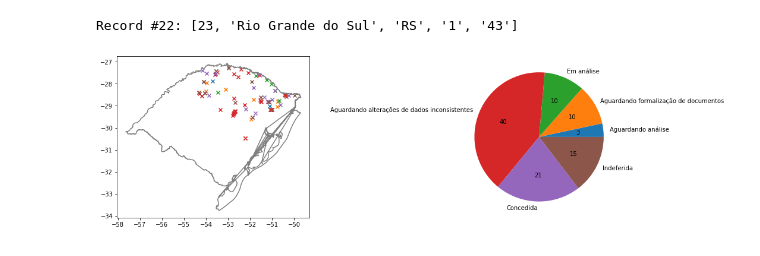
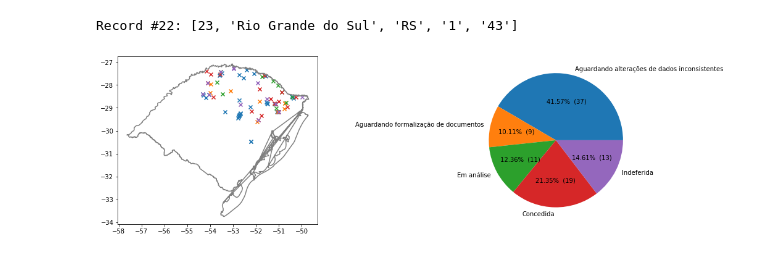
Before and after one commit to robertorolo/KML_from_SIOUT_csv, a Jupyter notebook: KML_SIOUT.ipynb, the cells around one changed output. Saved outputs shown, nothing was run; the diff lists cells and outputs as text; code cells hidden in the pictures.

```diff
--- a/KML_SIOUT.ipynb
+++ b/KML_SIOUT.ipynb
@@ -9,7 +9,7 @@ import shapefile as shp
 import matplotlib.pyplot as plt
 import numpy as np
 # %%
-file_name = 'relatorio_651.csv'
+file_name = 'relatorios/relatorio_396.csv'
 # %%
 df = pd.read_csv(filepath_or_buffer=file_name, sep=';', encoding= 'unicode_escape')
 # %%
@@ -92,21 +91,28 @@ pie_dict = {}
 for s in df_filtrado['Status'].unique():
     ns = sum(df_filtrado['Status'] == s)
     pie_dict[s] = ns
+# %%
+def make_autopct(values):
+    def my_autopct(pct):
+        total = sum(values)
+        val = int(round(pct*total/100.0))
+        return '{p:.2f}%  ({v:d})'.format(p=pct,v=val)
+    return my_autopct
 # %%
 fig, (ax1, ax2) = plt.subplots(1, 2, figsize=(18,5))
-ax2.pie(pie_dict.values(), autopct='%1.0f', labels=pie_dict.keys())
+ax2.pie(pie_dict.values(), autopct=make_autopct(pie_dict.values()), labels=pie_dict.keys())
 plot_shape(22, ax1, sf)
 for s in df_filtrado['Status'].unique():
     f = df_filtrado['Status'] == s
     x, y = df_filtrado[f]['Latitude'].values, df_filtrado[f]['Longitude'].values
     x, y = [float(i.replace(',','.')) for i in x], [float(i.replace(',','.')) for i in y]
     ax1.scatter(x, y, label = s, marker='x')
 ax1.axis('scaled')
 #fig.suptitle('Status dos processos de hidrelétricas do SIOUT')
 #ax2.legend(loc='upper right')
 plt.savefig('Status', bbox_inches='tight')
 # %% [output]
-[figure, old version]
+[figure, new version]
 # %%
 doc = KML.Document()
 # %%
```
Also changed, not shown: parts of 5 cells of this notebook.
